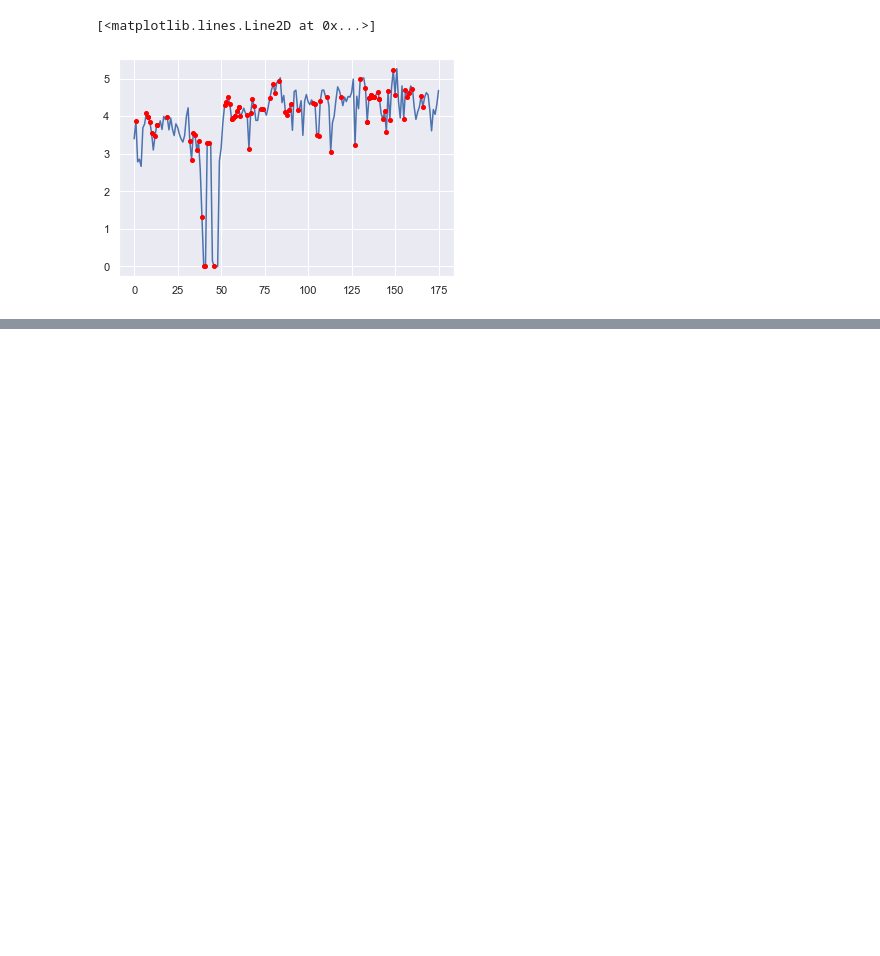
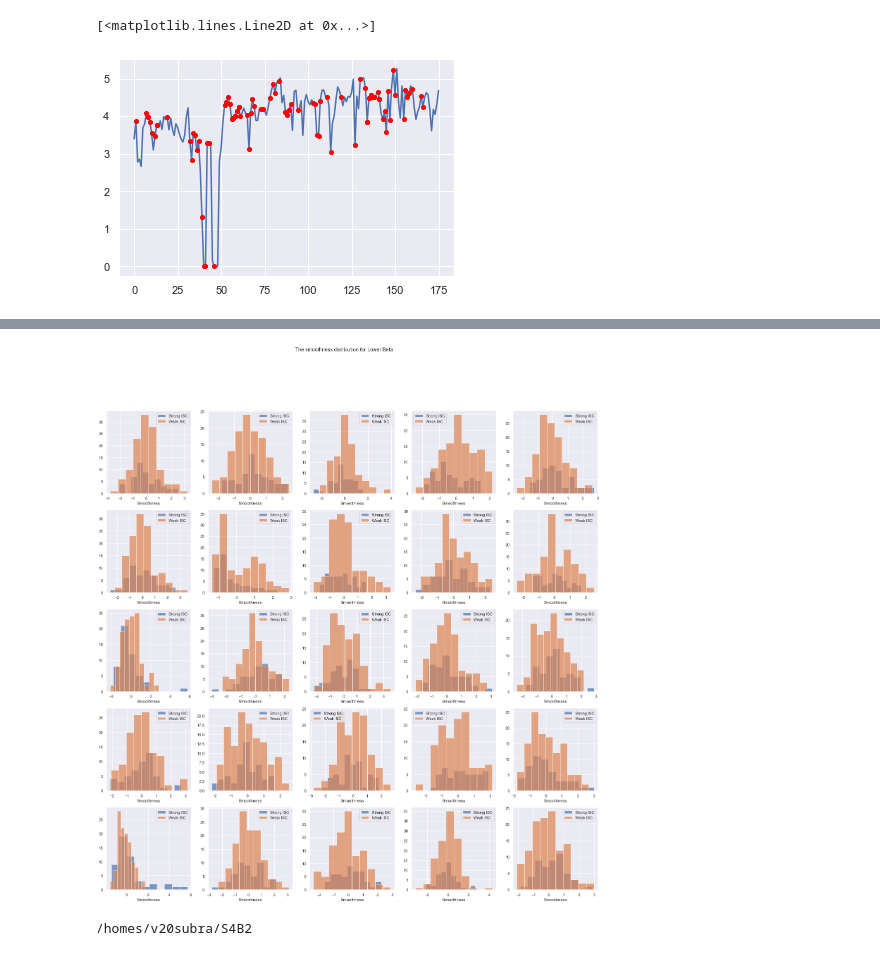
Before and after one commit to venkateshness/Internship_HBN, a Jupyter notebook: Graph-related_analysis/Functional_graph_setup/Preprocessing.ipynb, the cells around one changed output, grey strips where cells are left out. Cells and saved outputs as stored; diff of their text form; code cells hidden in the pictures; blank space fills up the shorter version.

```diff
--- a/Graph-related_analysis/Functional_graph_setup/Preprocessing.ipynb
+++ b/Graph-related_analysis/Functional_graph_setup/Preprocessing.ipynb
@@ -480,7 +483,3 @@ plt.plot(significance[1],np.array(et_to_append)[significance[1]],
 # %% [output]
 [<matplotlib.lines.Line2D at 0x...>]
 [figure]
-# %%
-a=['Time\tType\tTrial\tL Dia X [px]\tL Dia Y [px]\tR Dia X [px]\tR Dia Y [px]\tL POR X [px]\tL POR Y [px]\tR POR X [px]\tR POR Y [px]\tTiming\tLatency\tL Validity\tR Validity\tPupil Confidence\tL Plane\tR Plane\tH POS X [mm]\tH POS Y [mm]\tH POS Z [mm]\tH ROT X [°]\tH ROT Y [°]\tH ROT Z [°]\tL EPOS X\tL EPOS Y\tL EPOS Z\tR EPOS X\tR EPOS Y\tR EPOS Z\tL GVEC X\tL GVEC Y\tL GVEC Z\tR GVEC X\tR GVEC Y\tR GVEC Z\tFrame\tAux1',
-'19444614055\tMSG\t1\t# UTC: 1471031900 546',
-       '19444614173\tSMP\t1\t14.30\t14.30\t15.02\t15.02\t485.87\t426.64\t485.87\t426.64\t0\t1791\t0\t0\t3\t1\t1\t0.00\t0.00\t0.00\t0.00\t0.00\t0.00\t-60.11\t32.42\t692.66\t-1.60\t28.91\t708.82\t0.15\t0.14\t-0.98\t0.04\t0.20\t-0.98\t\t']
@@ -508,2 +605,42 @@ array([[  0,   0,   0,   0,   0,   0,   0,   0,   0,   0,   0,   0,   0,
+# %%
+def master2(band):
+    strong_group = list()
+    weak_group = list()
+    smoothness_roughness_time_series = np.load(f'/users2/local/Venkatesh/Generated_Data/25_subjects_copy_FOR_TESTING/smoothness_time_series{band}.npz')['smoothness_time_series']
+    smoothness_roughness_time_series_averaged_temporally = list()
+    for i in range(0,21250,125):
+          smoothness_roughness_time_series_averaged_temporally.append(np.average(np.squeeze(smoothness_roughness_time_series)[i:i+125,:],axis=0))
+
+    # gaussianized = boxcox(np.hstack(smoothness_roughness_time_series_averaged_temporally),0)
+    fig = plt.figure(figsize=(25,25))
+
+    a = 5  # number of rows
+    b = 5  # number of columns
+    c = 1
+    for i in range(25):
+        plt.subplot(a,b,c)
+        gaussianized = boxcox(np.array(smoothness_roughness_time_series_averaged_temporally)[:,i],0)
+        gaussianized_normalized = (gaussianized-np.mean(gaussianized))/np.std(gaussianized)
+
+        plt.hist(np.array(gaussianized_normalized)[np.where(targets[0]==1)[0]],alpha=0.7,label='Strong ISC')
+
+        plt.hist(np.array(gaussianized_normalized)[np.where(targets[0]==0)[0]],alpha=0.7,label='Weak ISC')
+        # plt.hist(strong_group,alpha=0.7,label='Strong ISC')
+        # plt.hist(weak_group,alpha=0.7,label='Weak ISC')
+        plt.xlabel('Smoothness')
+        plt.legend()
+        c+=1
+    plt.suptitle(f'The smoothness distribution for Lower Beta')
+    plt.show()
+    fig.savefig("/homes/v20subra/S4B2/Graph-related_analysis/Functional_graph_setup/Results_smoothness/smoothness_subjwise_lowerbeta")
+    return strong_group,weak_group
+
+strong_group, weak_group = master2('lower_beta')
+# %% [output]
+[figure, added]
+# %%
+cd S4B2
+# %% [output]
+/homes/v20subra/S4B2
 # %%
 # %% [output]
```
Also changed, not shown: parts of 9 cells of this notebook, 5 other files.
